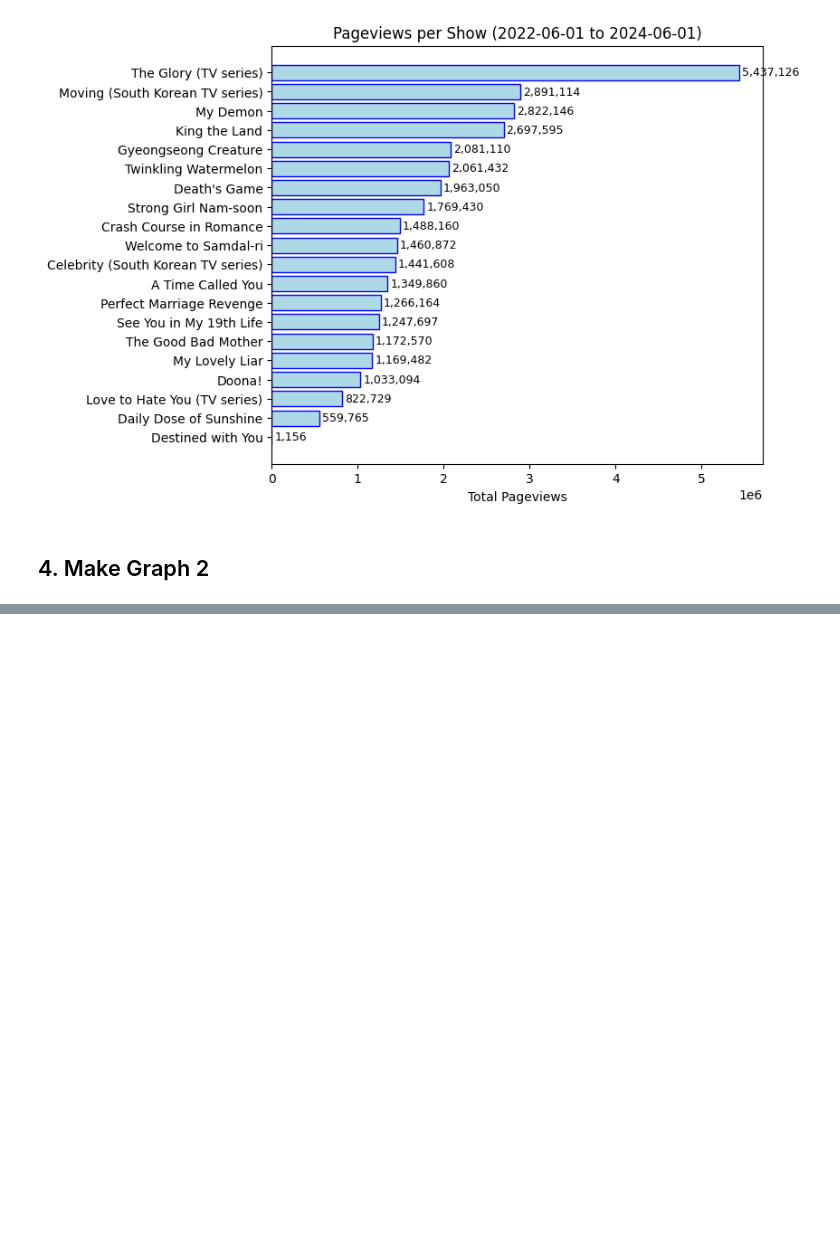
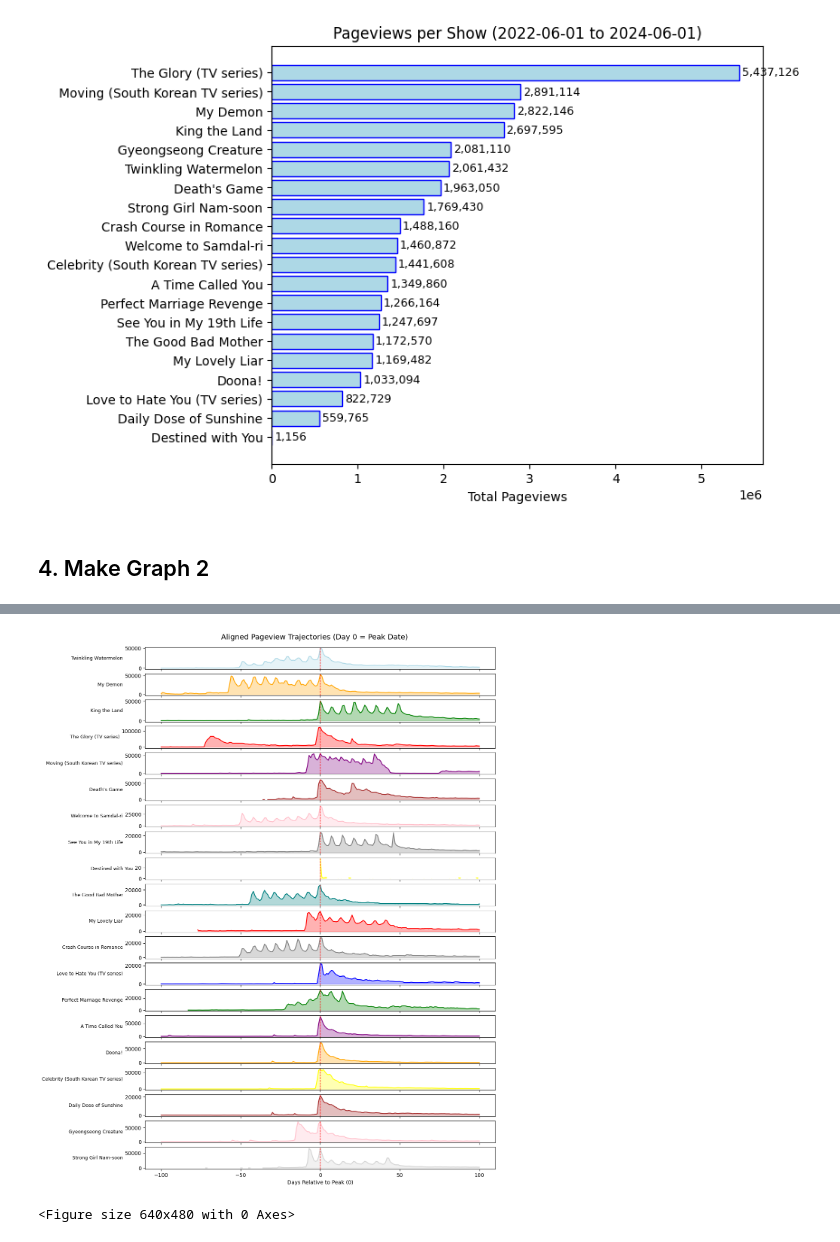
Before and after one commit to kellyc721/cs315-week3-tasks-fri, a Jupyter notebook: Part 4 Task.ipynb, the cells around one changed output, grey strips where cells are left out. Cells and saved outputs as stored; diff of their text form; code cells hidden in the pictures; blank space fills up the shorter version.

```diff
--- a/Part 4 Task.ipynb
+++ b/Part 4 Task.ipynb
@@ -357,0 +344,15 @@ fig
+# %%
+axes[-1].set_xlabel("Days Relative to Peak (0)")
+axes[-1].set_xticks([-100, -50, 0, 50, 100])
+
+fig.suptitle(
+    "Aligned Pageview Trajectories (Day 0 = Peak Date)",
+    fontsize=14,
+    y=.9
+)
+
+plt.tight_layout()
+fig
+# %% [output]
+[figure, added]
+<Figure size 640x480 with 0 Axes>
```
Also changed, not shown: parts of 1 cell of this notebook.
